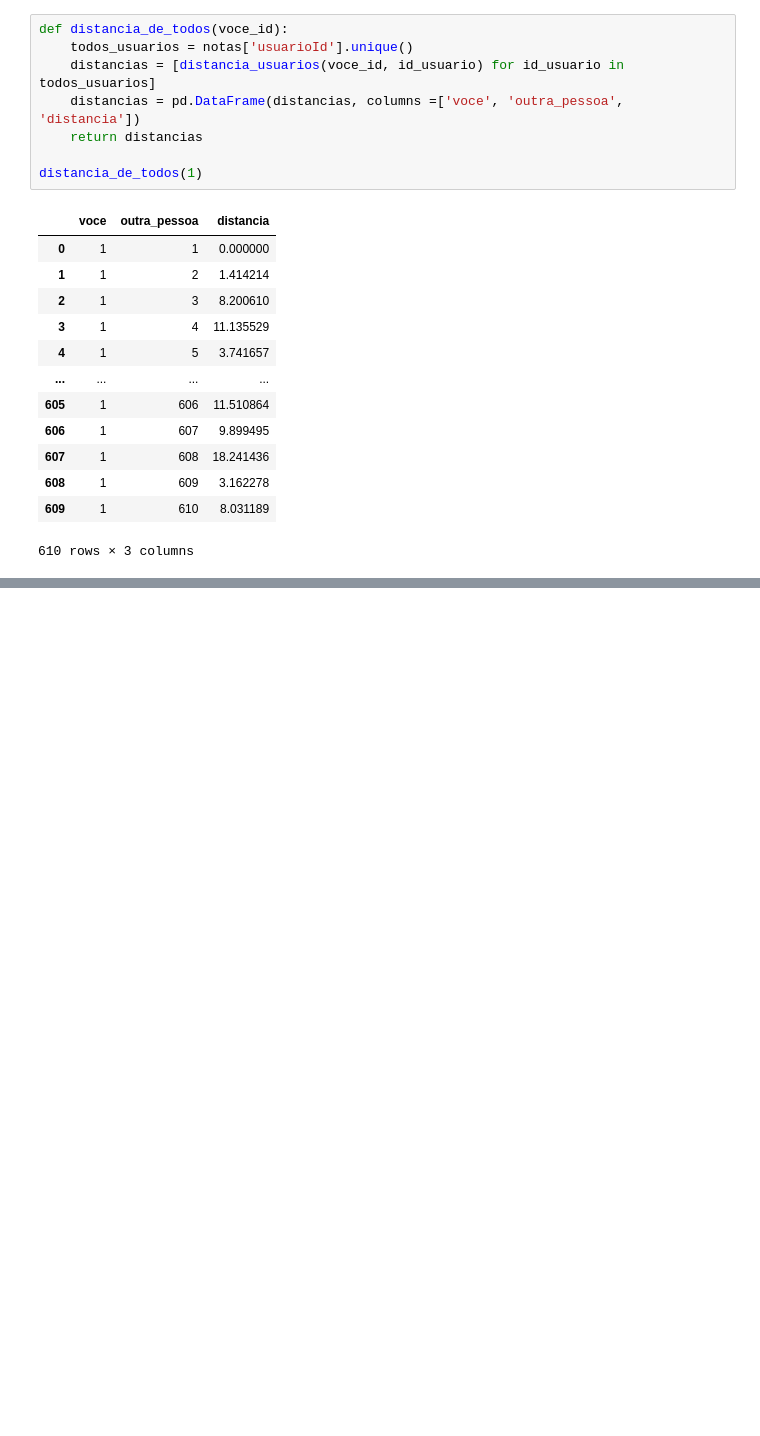
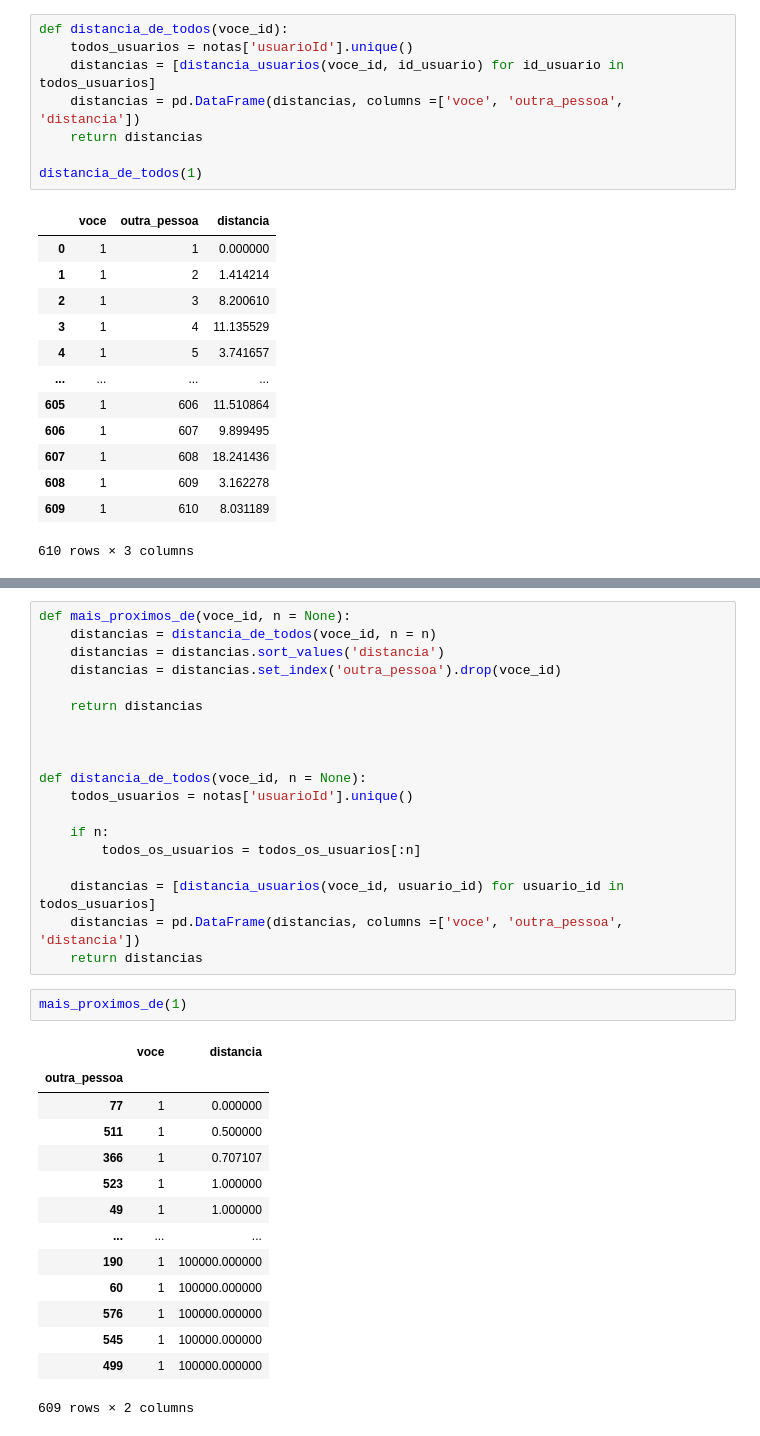
Before and after one commit to daianeklein/cursos-bootcamps, a Jupyter notebook: Alura_v2/Sistema-Recomendacao/SistemaRecomendacao.ipynb, the cells around one changed output, grey strips where cells are left out. Saved outputs shown, nothing was run; the diff lists cells and outputs as text; blank space fills up the shorter version.

```diff
--- a/Alura_v2/Sistema-Recomendacao/SistemaRecomendacao.ipynb
+++ b/Alura_v2/Sistema-Recomendacao/SistemaRecomendacao.ipynb
@@ -364,0 +423,36 @@ distancia_de_todos(1)
+# %%
+def mais_proximos_de(voce_id, n = None):
+    distancias = distancia_de_todos(voce_id, n = n)
+    distancias = distancias.sort_values('distancia')
+    distancias = distancias.set_index('outra_pessoa').drop(voce_id)
+
+    return distancias
+
+
+
+def distancia_de_todos(voce_id, n = None):
+    todos_usuarios = notas['usuarioId'].unique()
+
+    if n:
+        todos_os_usuarios = todos_os_usuarios[:n]
+
+    distancias = [distancia_usuarios(voce_id, usuario_id) for usuario_id in todos_usuarios]
+    distancias = pd.DataFrame(distancias, columns =['voce', 'outra_pessoa', 'distancia'])
+    return distancias
+# %%
+mais_proximos_de(1)
+# %% [output]
+|  | voce | distancia |
+| outra_pessoa |  |  |
+| 77 | 1 | 0.000000 |
+| 511 | 1 | 0.500000 |
+| 366 | 1 | 0.707107 |
+| 523 | 1 | 1.000000 |
+| 49 | 1 | 1.000000 |
+| ... | ... | ... |
+| 190 | 1 | 100000.000000 |
+| 60 | 1 | 100000.000000 |
+| 576 | 1 | 100000.000000 |
+| 545 | 1 | 100000.000000 |
+| 499 | 1 | 100000.000000 |
+609 rows × 2 columns
```
Also changed, not shown: parts of 7 cells of this notebook.
